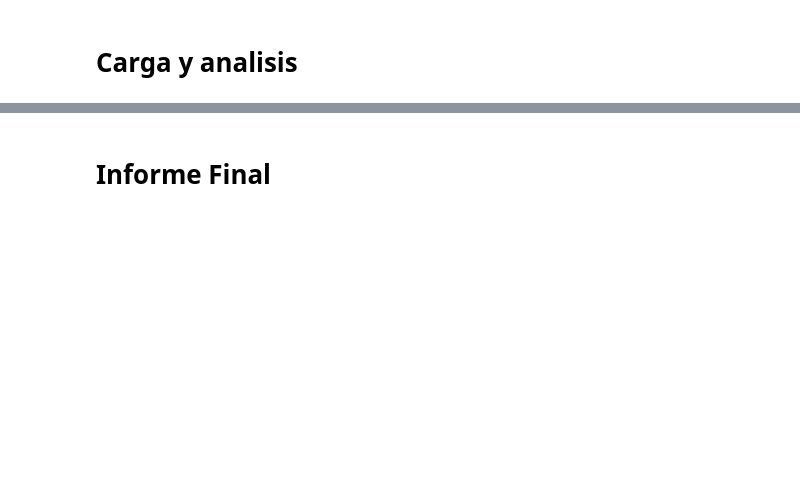
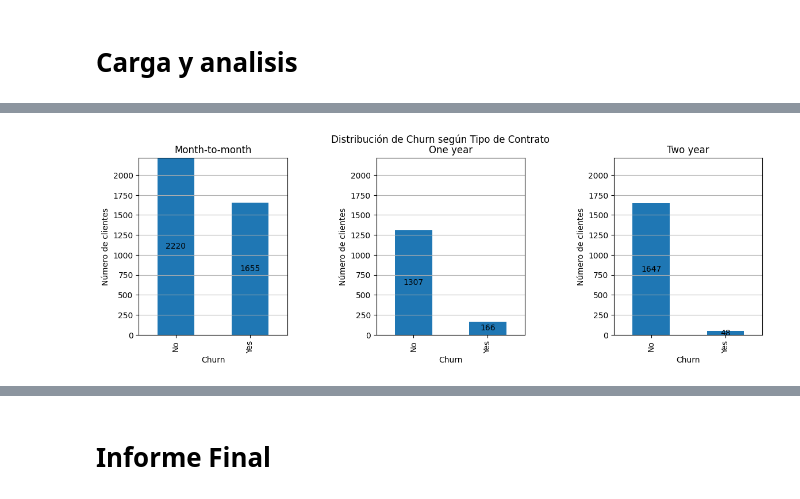
Before and after one commit to Dupskops/Challenge-Telecom-X-an-lisis-de-evasi-n-de-clientes-Anibal-, a Jupyter notebook: Challenge_Telecom_X_análisis_de_evasión_de_clientes.ipynb, the cells around one changed output, grey strips where cells are left out. Saved outputs shown, nothing was run; the diff lists cells and outputs as text; code cells hidden in the pictures; blank space fills up the shorter version.

```diff
--- a/Challenge_Telecom_X_análisis_de_evasión_de_clientes.ipynb
+++ b/Challenge_Telecom_X_análisis_de_evasión_de_clientes.ipynb
@@ -135,0 +468,34 @@ pd.json_normalize(datos['account'])
+# %%
+# Tipo de contrato
+conteo_contract_churn = pd.crosstab(df_analisis['Contract'], df_analisis['Churn'])
+
+fig, axs = plt.subplots(1, 3, figsize=(14, 4))
+fig.subplots_adjust(wspace=0.6)
+fig.suptitle('Distribución de Churn según Tipo de Contrato')
+
+ymax = conteo_contract_churn.values.max()
+
+for i, contract in enumerate(conteo_contract_churn.index):
+    conteo_contract_churn.loc[contract].plot(
+        kind='bar',
+        ax=axs[i]
+    )
+    axs[i].set_title(contract)
+    axs[i].set_xlabel('Churn')
+    axs[i].set_ylabel('Número de clientes')
+    axs[i].set_ylim(0, ymax)
+    axs[i].grid(axis='y')
+
+    # Etiquetas dentro de las barras
+    for j, valor in enumerate(conteo_contract_churn.loc[contract]):
+        axs[i].text(
+            j,
+            valor * 0.5,
+            str(valor),
+            ha='center',
+            va='center'
+        )
+
+plt.show()
+# %% [output]
+[figure, added]
```
Also changed, not shown: parts of 78 cells of this notebook.
